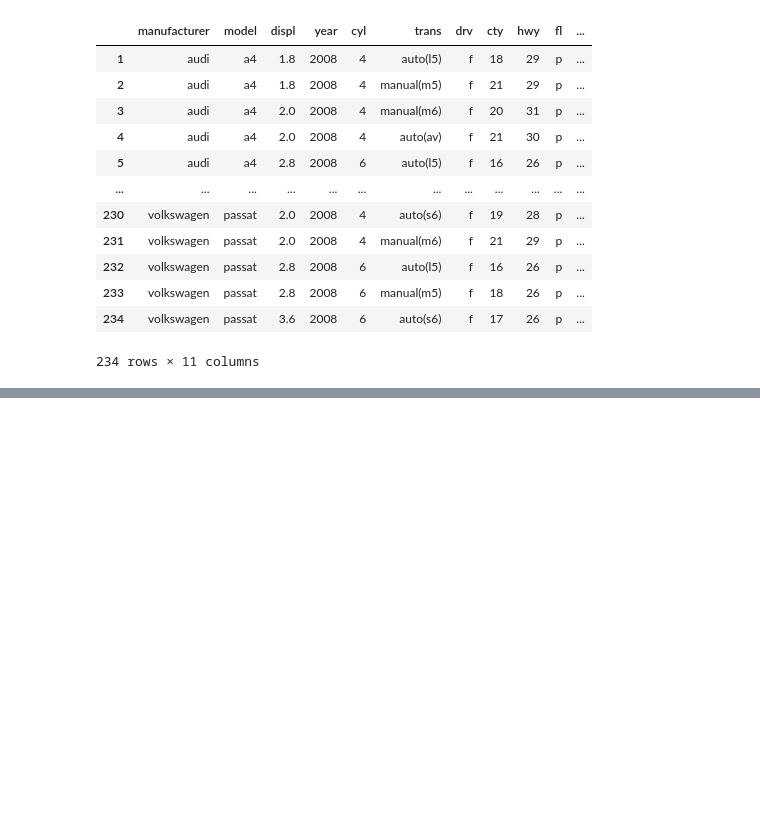
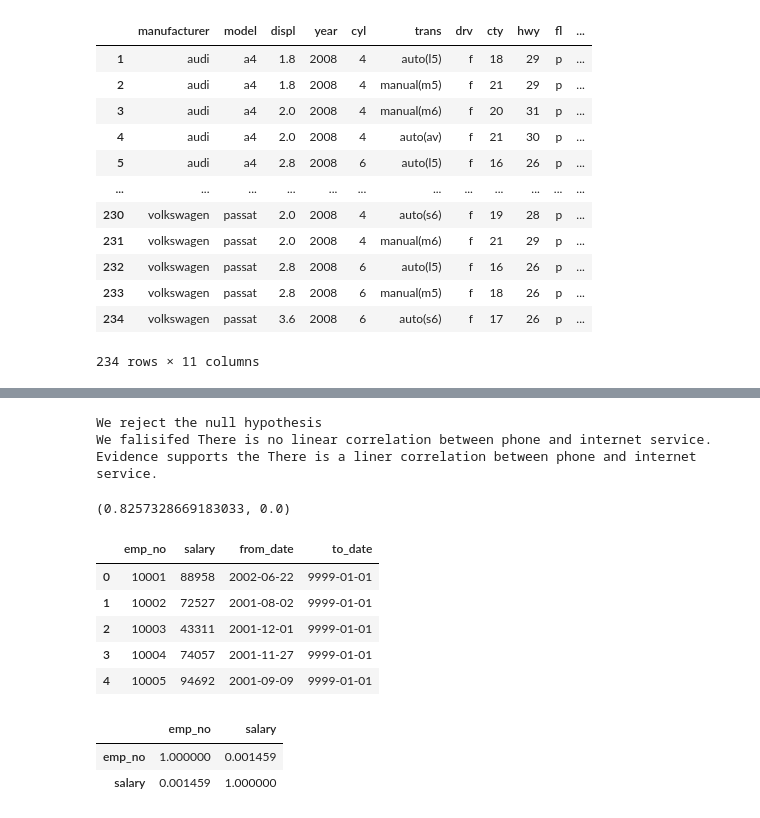
Before and after one commit to randyfrench/statistics-exercises, a Jupyter notebook: hypothesis_testing.ipynb, the cells around one changed output, grey strips where cells are left out. Cells and saved outputs as stored; diff of their text form; code cells hidden in the pictures; blank space fills up the shorter version.

```diff
--- a/hypothesis_testing.ipynb
+++ b/hypothesis_testing.ipynb
@@ -86,0 +201,16 @@ mpg[mpg.year == 2008]
+# %%
+null2_h = "There is no linear correlation between phone and internet service."
+alt2_h = "There is a liner correlation between phone and internet service."
+corr, p = stats.pearsonr(x, y)
+
+if p < alpha:
+    print("We reject the null hypothesis")
+    print("We falisifed", null2_h)
+    print("Evidence supports the", alt2_h)
+else:
+    print("We fail to reject the null hypothesis")
+    print("There is no evidence to support the ", alt2_h)
+# %% [output]
+We reject the null hypothesis
+We falisifed There is no linear correlation between phone and internet service.
+Evidence supports the There is a liner correlation between phone and internet service.
@@ -86,0 +219,49 @@ mpg[mpg.year == 2008]
+# %%
+corr, p
+# %% [output]
+(0.8257328669183033, 0.0)
+# %%
+# 2. Use the employees database.
+
+    #Is there a relationship between how long an employee has been with the company and their salary?
+    #Is there a relationship between how long an employee has been with the company and the number of titles
+    #they have had?
+def get_data_from_sql(user, host, password, database, query):
+    '''
+    take in user, host, password,
+    database and query
+    Access sql database
+    return a pandas dataframe of the query results
+    '''
+
+    url = f'mysql+pymysql://{user}:{password}@{host}/{database}'
+
+    return pd.read_sql(query, url)
+# %%
+database = 'employees'
+
+query = """
+
+SELECT *
+FROM salaries
+
+where salaries.to_date = "9999-01-01"
+
+"""
+
+df = get_data_from_sql(user, host, password, database, query)
+# %%
+df.head()
+# %% [output]
+|  | emp_no | salary | from_date | to_date |
+| 0 | 10001 | 88958 | 2002-06-22 | 9999-01-01 |
+| 1 | 10002 | 72527 | 2001-08-02 | 9999-01-01 |
+| 2 | 10003 | 43311 | 2001-12-01 | 9999-01-01 |
+| 3 | 10004 | 74057 | 2001-11-27 | 9999-01-01 |
+| 4 | 10005 | 94692 | 2001-09-09 | 9999-01-01 |
+# %%
+df.corr()
+# %% [output]
+|  | emp_no | salary |
+| emp_no | 1.000000 | 0.001459 |
+| salary | 0.001459 | 1.000000 |
```
Also changed, not shown: parts of 25 cells of this notebook.
